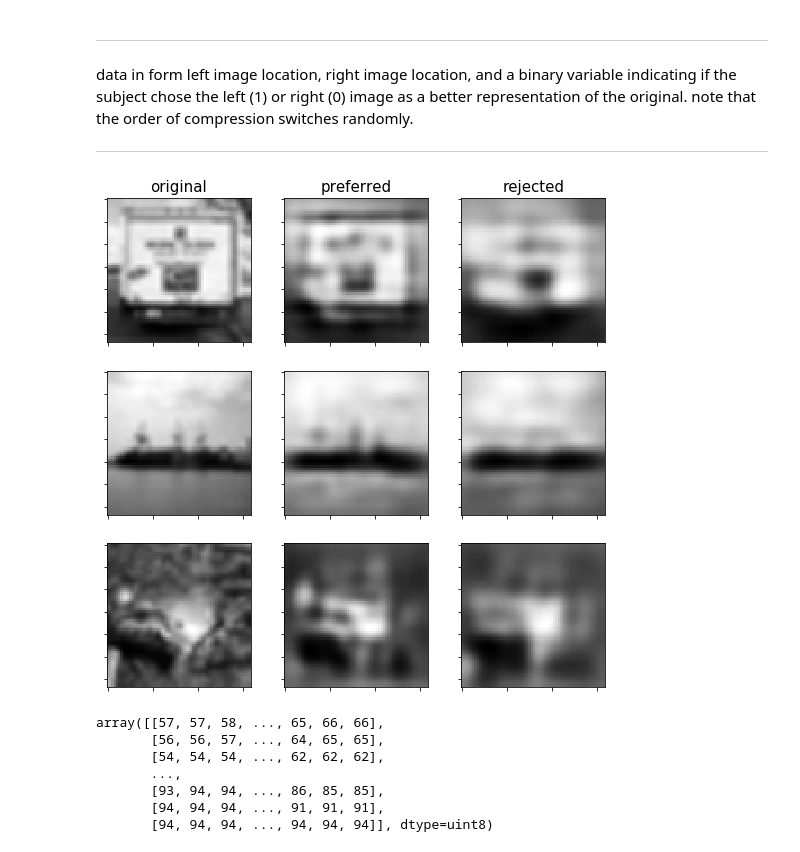
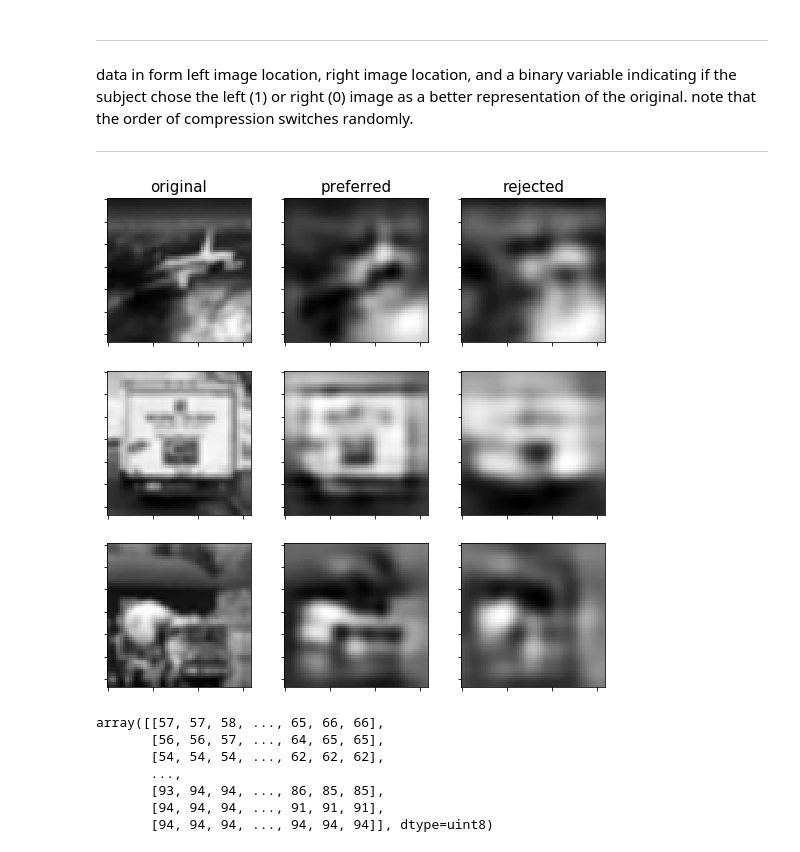
Before and after one commit to michaelneuder/image_quality_analysis, a Jupyter notebook: bin/calculations/human_data/human_data_sample.ipynb, the cells around one changed output. Drawn from its saved outputs; the diff is of its cells as text; code cells hidden in the pictures.

```diff
--- a/bin/calculations/human_data/human_data_sample.ipynb
+++ b/bin/calculations/human_data/human_data_sample.ipynb
@@ -28,34 +28,35 @@ data in form left image location, right image location, and a binary variable in
 # %%
 # data sample
 f, axarr = plt.subplots(nrows=3, ncols=3, figsize=(9,9))
 
 for ii in range(3):
-    temp_left = mpimg.imread('iclr_images/' +  human_df['left_file'][ii][1:-1])
-    temp_right = mpimg.imread('iclr_images/' + human_df['right_file'][ii][1:-1])
-    temp_orig = mpimg.imread('iclr_images/' + human_df['orig_file'][ii][1:-1])
+    index = np.random.randint(4040)
+    temp_left = mpimg.imread('iclr_images/' +  human_df['left_file'][index][1:-1])
+    temp_right = mpimg.imread('iclr_images/' + human_df['right_file'][index][1:-1])
+    temp_orig = mpimg.imread('iclr_images/' + human_df['orig_file'][index][1:-1])
 
     axarr[ii][0].imshow(temp_orig, cmap='gray')
 
     if human_df['response_left'][ii] == 1:
         axarr[ii][1].imshow(temp_left, cmap='gray')
         axarr[ii][2].imshow(temp_right, cmap='gray')
     else:
         axarr[ii][2].imshow(temp_left, cmap='gray')
         axarr[ii][1].imshow(temp_right, cmap='gray')
 
 for ax_row in axarr:
     for ax in ax_row:
         ax.set_xticklabels([])
         ax.set_yticklabels([])
 
 axarr[0,0].set_title('original', size=15)
 axarr[0,1].set_title('preferred', size=15)
 axarr[0,2].set_title('rejected', size=15)
 
 # plt.savefig('human_pref.png')
 plt.show()
 # %% [output]
-[figure, old version]
+[figure, new version]
 # %%
 im = Image.open('iclr_images/' +  human_df['left_file'][ii][1:-1])
 test = np.asarray(im)
```
Also changed, not shown: parts of 1 cell of this notebook.
